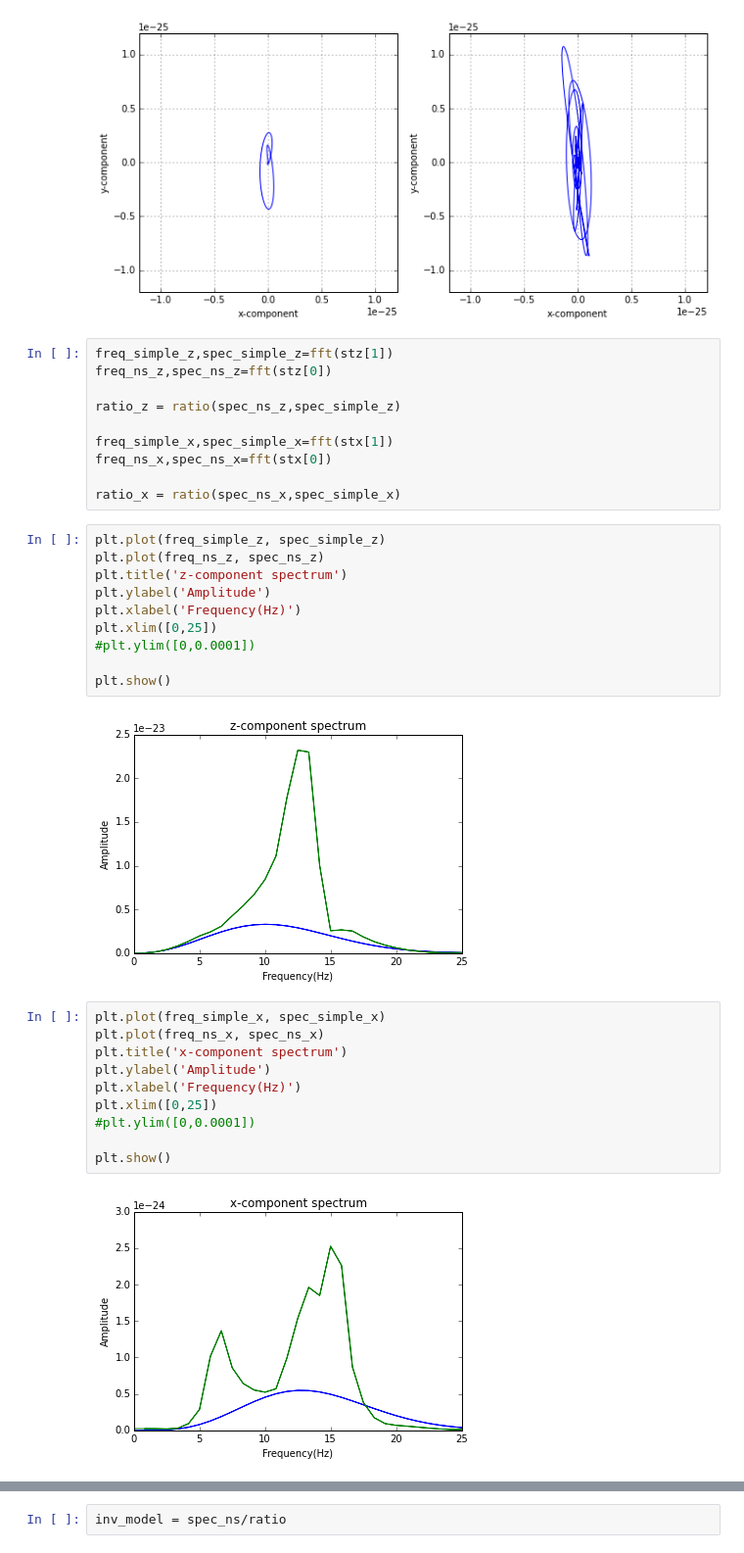
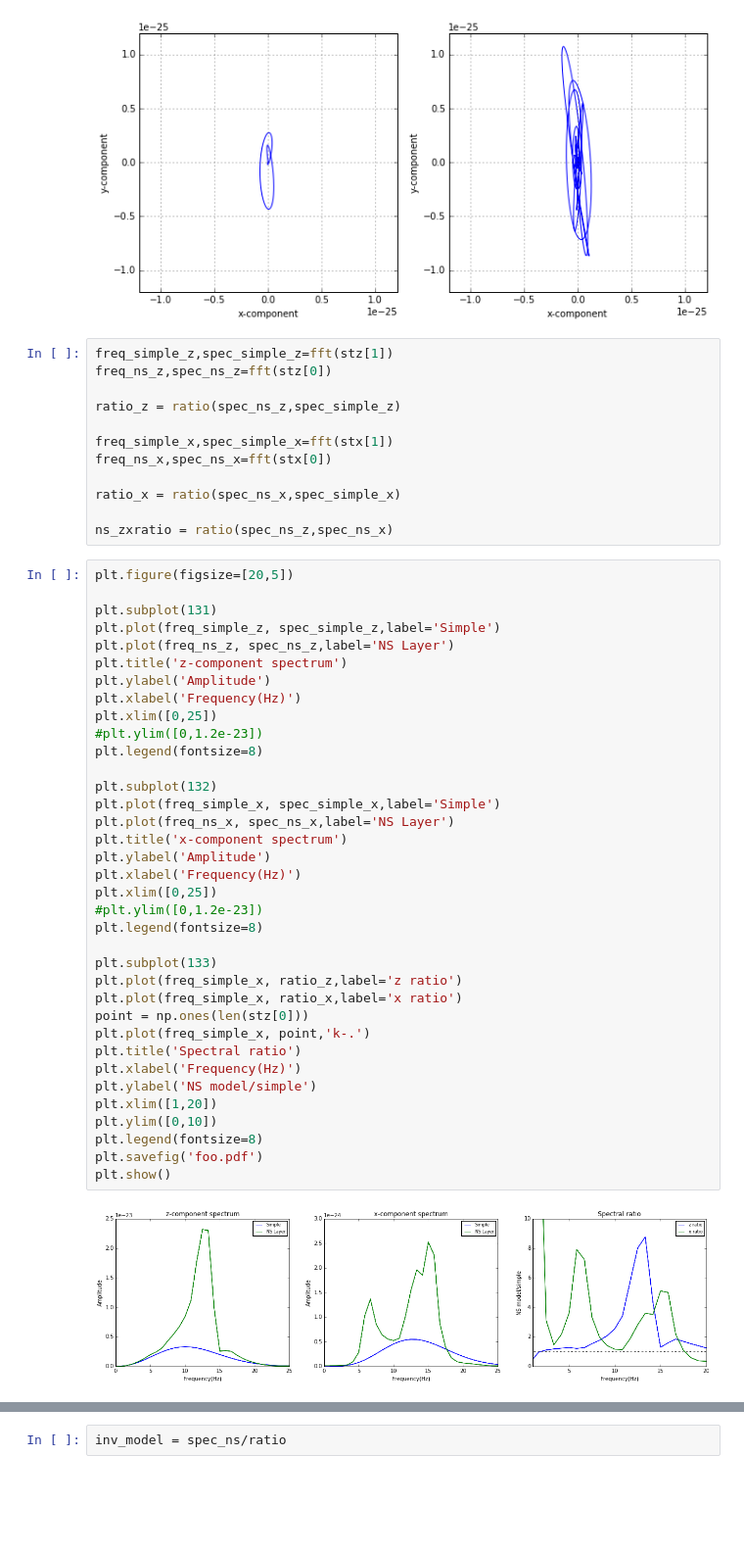
Before and after one commit to AntonyButcher/Near_surface, a Jupyter notebook: Model1_080115.ipynb, the cells around one changed output, grey strips where cells are left out. Shown at 98% size. Saved outputs shown, nothing was run; the diff lists cells and outputs as text; blank space fills up the shorter version.

```diff
--- a/Model1_080115.ipynb
+++ b/Model1_080115.ipynb
@@ -214,28 +211,44 @@ freq_simple_x,spec_simple_x=fft(stx[1])
 freq_ns_x,spec_ns_x=fft(stx[0])
 
 ratio_x = ratio(spec_ns_x,spec_simple_x)
+
+ns_zxratio = ratio(spec_ns_z,spec_ns_x)
-# %%
-plt.plot(freq_simple_z, spec_simple_z)
-plt.plot(freq_ns_z, spec_ns_z)
-plt.title('z-component spectrum')
-plt.ylabel('Amplitude')
-plt.xlabel('Frequency(Hz)')
-plt.xlim([0,25])
-#plt.ylim([0,0.0001])
-
-plt.show()
-# %% [output]
-[figure, removed]
-# %%
-plt.plot(freq_simple_x, spec_simple_x)
-plt.plot(freq_ns_x, spec_ns_x)
-plt.title('x-component spectrum')
-plt.ylabel('Amplitude')
-plt.xlabel('Frequency(Hz)')
-plt.xlim([0,25])
-#plt.ylim([0,0.0001])
-
-plt.show()
-# %% [output]
-[figure, removed]
+# %%
+plt.figure(figsize=[20,5])
+
+plt.subplot(131)
+plt.plot(freq_simple_z, spec_simple_z,label='Simple')
+plt.plot(freq_ns_z, spec_ns_z,label='NS Layer')
+plt.title('z-component spectrum')
+plt.ylabel('Amplitude')
+plt.xlabel('Frequency(Hz)')
+plt.xlim([0,25])
+#plt.ylim([0,1.2e-23])
+plt.legend(fontsize=8)
+
+plt.subplot(132)
+plt.plot(freq_simple_x, spec_simple_x,label='Simple')
+plt.plot(freq_ns_x, spec_ns_x,label='NS Layer')
+plt.title('x-component spectrum')
+plt.ylabel('Amplitude')
+plt.xlabel('Frequency(Hz)')
+plt.xlim([0,25])
+#plt.ylim([0,1.2e-23])
+plt.legend(fontsize=8)
+
+plt.subplot(133)
+plt.plot(freq_simple_x, ratio_z,label='z ratio')
+plt.plot(freq_simple_x, ratio_x,label='x ratio')
+point = np.ones(len(stz[0]))
+plt.plot(freq_simple_x, point,'k-.')
+plt.title('Spectral ratio')
+plt.xlabel('Frequency(Hz)')
+plt.ylabel('NS model/simple')
+plt.xlim([1,20])
+plt.ylim([0,10])
+plt.legend(fontsize=8)
+plt.savefig('foo.pdf')
+plt.show()
+# %% [output]
+[figure, added]
 # %%
```
Also changed, not shown: parts of 4 cells of this notebook, 15 other files.
